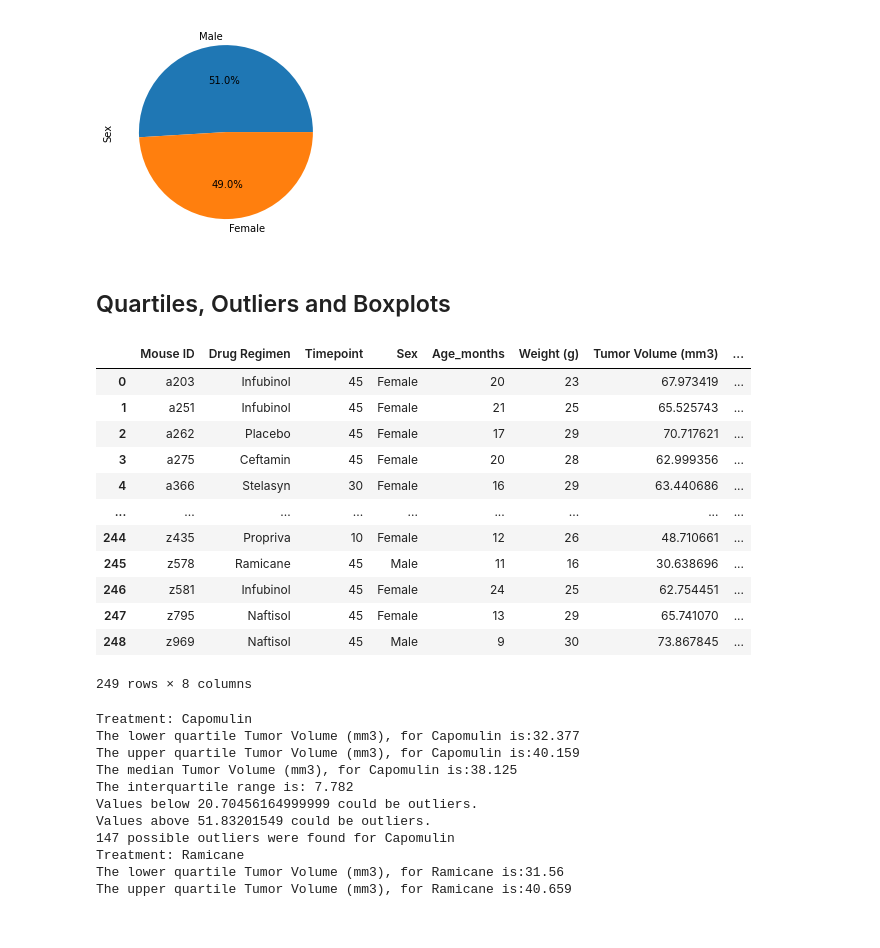
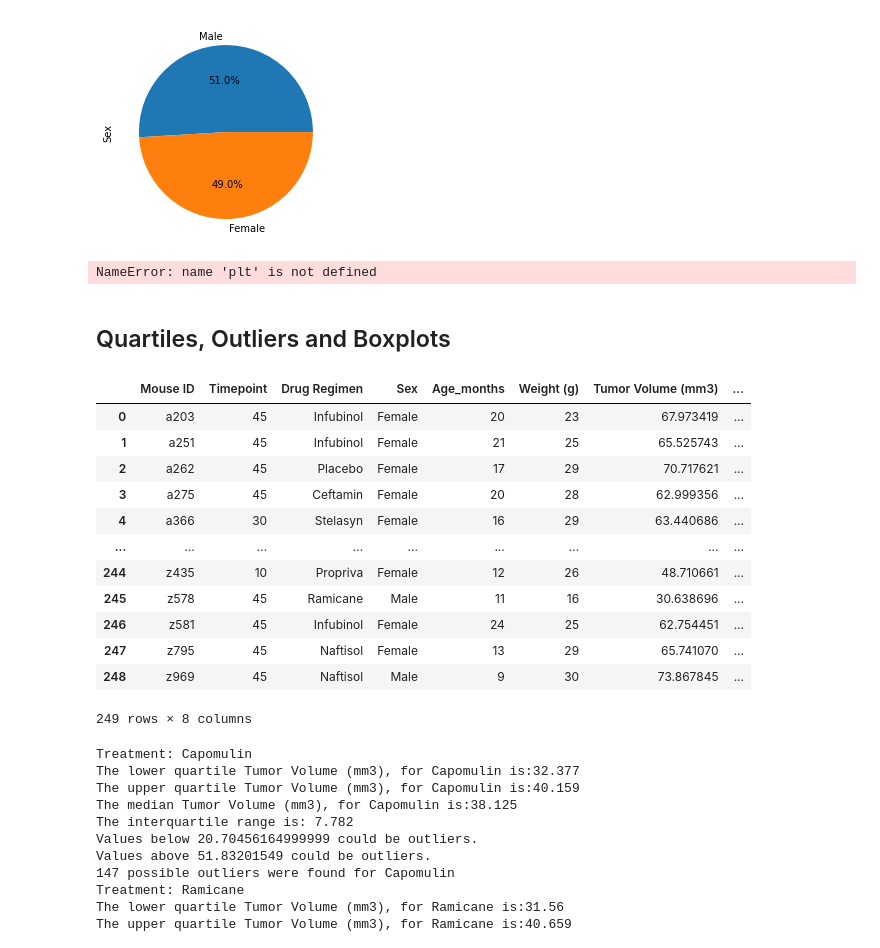
Before and after one commit to TPhillips27/Matplotlib-homework, a Jupyter notebook: Instructions/Pymaceuticals/pymaceuticals_starter.ipynb, the cells around one changed output. Drawn from its saved outputs; the diff is of its cells as text; code cells hidden in the pictures.

```diff
--- a/Instructions/Pymaceuticals/pymaceuticals_starter.ipynb
+++ b/Instructions/Pymaceuticals/pymaceuticals_starter.ipynb
@@ -152,28 +150,46 @@ bar_plot = gender_demo.plot(kind='pie', autopct = '%1.1f%%')
+# %%
+# Generate a pie plot showing the distribution of female versus male mice using pyplot
+# gender_demo = clean_combined_df.groupby(['Sex']).value_counts()
+# gender_demo
+# plt.pie(gender_demo, colors=colors, autopct='%1.1f%%', startangle=140)
+# plt.show()
+
+labels = ['Male', 'Female']
+percentage = [51.0, 49.0]
+colors = ['blue', 'orange']
+fig1, ax1 = plt.pie
+plt.pie(percentage, labels=lables, colors=colors, autopct='%1.1f%%', startingangle=140,)
+plt.ylabel('Sex')
+plt.show()
+# %% [output]
+NameError: name 'plt' is not defined
 # %% [markdown]
 ## Quartiles, Outliers and Boxplots
 # %%
 # Calculate the final tumor volume of each mouse across four of the treatment regimens:
 # Capomulin, Ramicane, Infubinol, and Ceftamin
 
-last_timepoint = combined_df.groupby(["Mouse ID", "Drug Regimen"]).agg(Timepoint=("Timepoint", "max"))
+# last_timepoint = combined_df.groupby(["Mouse ID", "Drug Regimen"]).agg(Timepoint=("Timepoint", "max"))
 # Start by getting the last (greatest) timepoint for each mouse
+last_timepoint = combined_df.groupby(['Mouse ID'])['Timepoint'].max()
+last_timepoint = last_timepoint.reset_index()
 
 # Merge this group df with the original dataframe to get the tumor volume at the last timepoint
-last_timepoint_df = last_timepoint.merge(combined_df, how="inner", on=["Mouse ID", "Drug Regimen","Timepoint"])
+last_timepoint_df = last_timepoint.merge(combined_df, how="left", on=["Mouse ID", "Timepoint"])
 last_timepoint_df
 # %% [output]
-|  | Mouse ID | Drug Regimen | Timepoint | Sex | Age_months | Weight (g) | Tumor Volume (mm3) | ... |
-| 0 | a203 | Infubinol | 45 | Female | 20 | 23 | 67.973419 | ... |
-| 1 | a251 | Infubinol | 45 | Female | 21 | 25 | 65.525743 | ... |
-| 2 | a262 | Placebo | 45 | Female | 17 | 29 | 70.717621 | ... |
-| 3 | a275 | Ceftamin | 45 | Female | 20 | 28 | 62.999356 | ... |
-| 4 | a366 | Stelasyn | 30 | Female | 16 | 29 | 63.440686 | ... |
+|  | Mouse ID | Timepoint | Drug Regimen | Sex | Age_months | Weight (g) | Tumor Volume (mm3) | ... |
+| 0 | a203 | 45 | Infubinol | Female | 20 | 23 | 67.973419 | ... |
+| 1 | a251 | 45 | Infubinol | Female | 21 | 25 | 65.525743 | ... |
+| 2 | a262 | 45 | Placebo | Female | 17 | 29 | 70.717621 | ... |
+| 3 | a275 | 45 | Ceftamin | Female | 20 | 28 | 62.999356 | ... |
+| 4 | a366 | 30 | Stelasyn | Female | 16 | 29 | 63.440686 | ... |
 | ... | ... | ... | ... | ... | ... | ... | ... | ... |
-| 244 | z435 | Propriva | 10 | Female | 12 | 26 | 48.710661 | ... |
-| 245 | z578 | Ramicane | 45 | Male | 11 | 16 | 30.638696 | ... |
-| 246 | z581 | Infubinol | 45 | Female | 24 | 25 | 62.754451 | ... |
-| 247 | z795 | Naftisol | 45 | Female | 13 | 29 | 65.741070 | ... |
-| 248 | z969 | Naftisol | 45 | Male | 9 | 30 | 73.867845 | ... |
+| 244 | z435 | 10 | Propriva | Female | 12 | 26 | 48.710661 | ... |
+| 245 | z578 | 45 | Ramicane | Male | 11 | 16 | 30.638696 | ... |
+| 246 | z581 | 45 | Infubinol | Female | 24 | 25 | 62.754451 | ... |
+| 247 | z795 | 45 | Naftisol | Female | 13 | 29 | 65.741070 | ... |
+| 248 | z969 | 45 | Naftisol | Male | 9 | 30 | 73.867845 | ... |
 249 rows × 8 columns
 # %%
 # Put treatments into a list for for loop (and later for plot labels)
```
Also changed, not shown: parts of 6 cells of this notebook.
